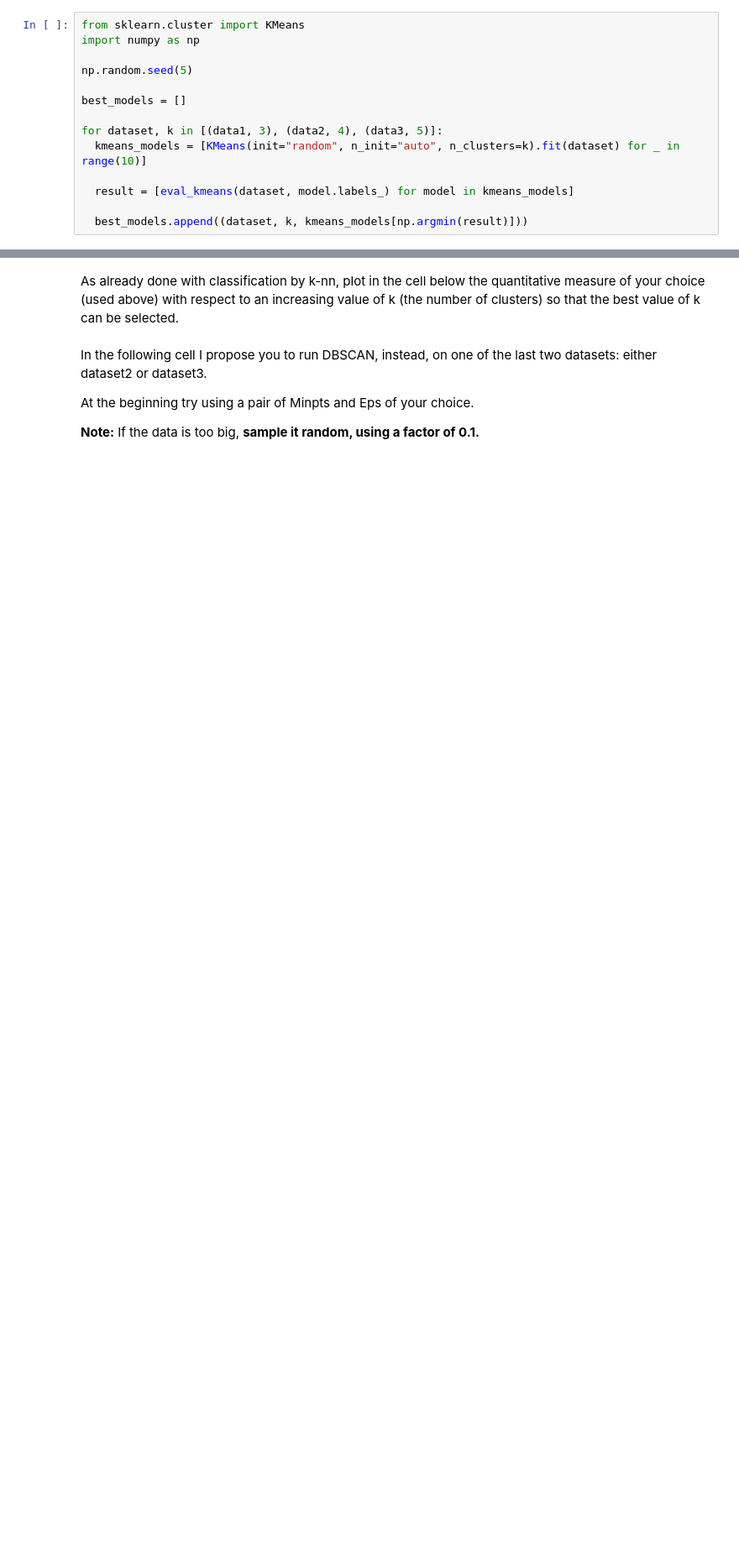
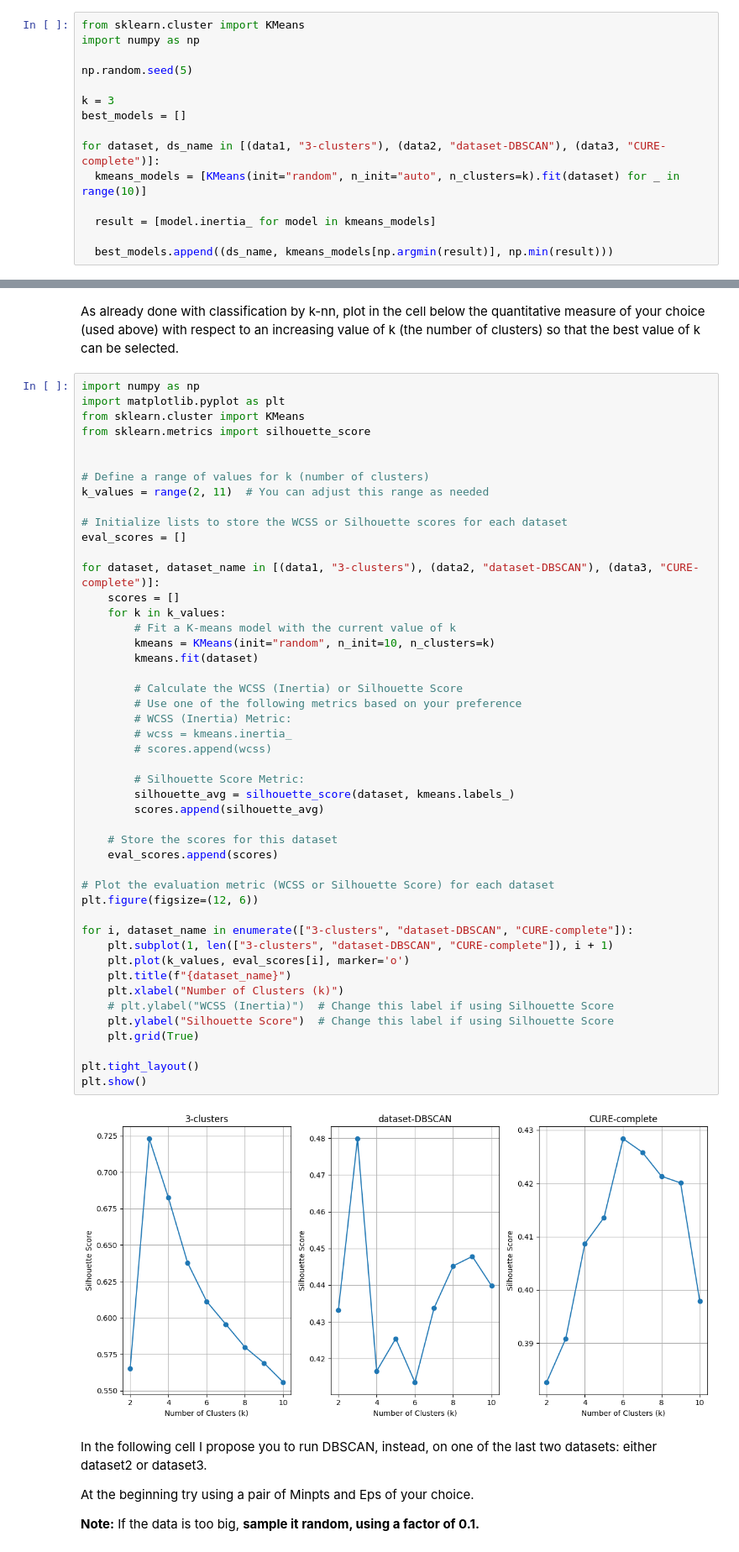
Before and after one commit to Grandi-Luca/AAUTExercises, a Jupyter notebook: Jupyter Notebooks/clustering_copy_for_students_aa_21_22.ipynb, the cells around one changed output, grey strips where cells are left out. Shown at 84% size. Saved outputs shown, nothing was run; the diff lists cells and outputs as text; blank space fills up the shorter version.

```diff
--- a/Jupyter Notebooks/clustering_copy_for_students_aa_21_22.ipynb
+++ b/Jupyter Notebooks/clustering_copy_for_students_aa_21_22.ipynb
@@ -317,11 +322,12 @@ import numpy as np
 
 np.random.seed(5)
 
+k = 3
 best_models = []
 
-for dataset, k in [(data1, 3), (data2, 4), (data3, 5)]:
+for dataset, ds_name in [(data1, "3-clusters"), (data2, "dataset-DBSCAN"), (data3, "CURE-complete")]:
   kmeans_models = [KMeans(init="random", n_init="auto", n_clusters=k).fit(dataset) for _ in range(10)]
 
-  result = [eval_kmeans(dataset, model.labels_) for model in kmeans_models]
+  result = [model.inertia_ for model in kmeans_models]
 
-  best_models.append((dataset, k, kmeans_models[np.argmin(result)]))
+  best_models.append((ds_name, kmeans_models[np.argmin(result)], np.min(result)))
@@ -328,5 +346,54 @@ for dataset, k in [(data1, 3), (data2, 4), (data3, 5)]:
 # %% [markdown]
 As already done with classification by k-nn, plot in the cell below the quantitative measure of your choice (used above) with respect to an increasing value of k (the number of clusters) so that the best value of k can be selected.
+# %%
+import numpy as np
+import matplotlib.pyplot as plt
+from sklearn.cluster import KMeans
+from sklearn.metrics import silhouette_score
+
+
+# Define a range of values for k (number of clusters)
+k_values = range(2, 11)  # You can adjust this range as needed
+
+# Initialize lists to store the WCSS or Silhouette scores for each dataset
+eval_scores = []
+
+for dataset, dataset_name in [(data1, "3-clusters"), (data2, "dataset-DBSCAN"), (data3, "CURE-complete")]:
+    scores = []
+    for k in k_values:
+        # Fit a K-means model with the current value of k
+        kmeans = KMeans(init="random", n_init=10, n_clusters=k)
+        kmeans.fit(dataset)
+
+        # Calculate the WCSS (Inertia) or Silhouette Score
+        # Use one of the following metrics based on your preference
+        # WCSS (Inertia) Metric:
+        # wcss = kmeans.inertia_
+        # scores.append(wcss)
+
+        # Silhouette Score Metric:
+        silhouette_avg = silhouette_score(dataset, kmeans.labels_)
+        scores.append(silhouette_avg)
+
+    # Store the scores for this dataset
+    eval_scores.append(scores)
+
+# Plot the evaluation metric (WCSS or Silhouette Score) for each dataset
+plt.figure(figsize=(12, 6))
+
+for i, dataset_name in enumerate(["3-clusters", "dataset-DBSCAN", "CURE-complete"]):
+    plt.subplot(1, len(["3-clusters", "dataset-DBSCAN", "CURE-complete"]), i + 1)
+    plt.plot(k_values, eval_scores[i], marker='o')
+    plt.title(f"{dataset_name}")
+    plt.xlabel("Number of Clusters (k)")
+    # plt.ylabel("WCSS (Inertia)")  # Change this label if using Silhouette Score
+    plt.ylabel("Silhouette Score")  # Change this label if using Silhouette Score
+    plt.grid(True)
+
+plt.tight_layout()
+plt.show()
+# %% [output]
+[figure, added]
 # %% [markdown]
 In the following cell I propose you to run DBSCAN, instead, on one of the last two datasets: either dataset2 or dataset3.
 
```
Also changed, not shown: parts of 16 cells of this notebook.
